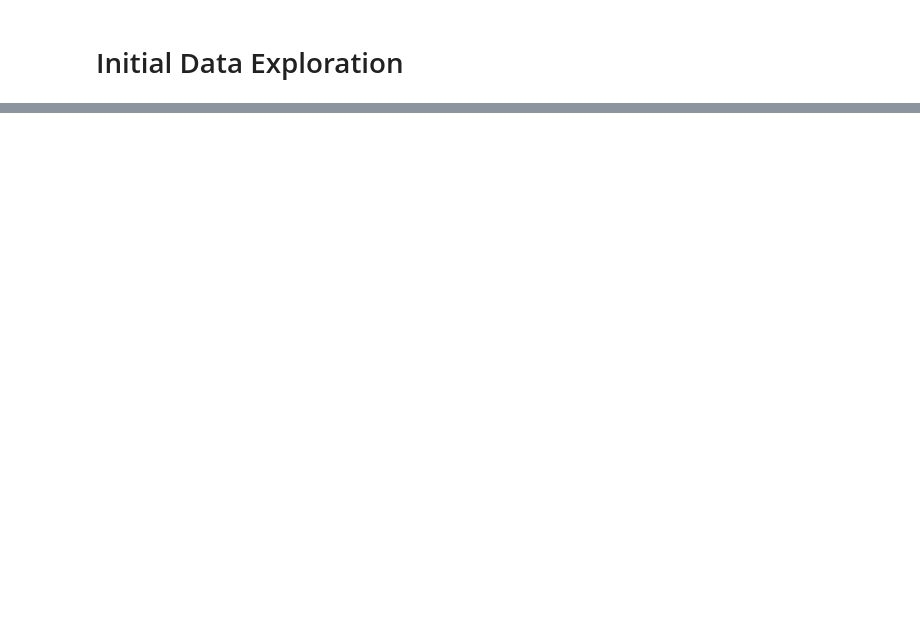
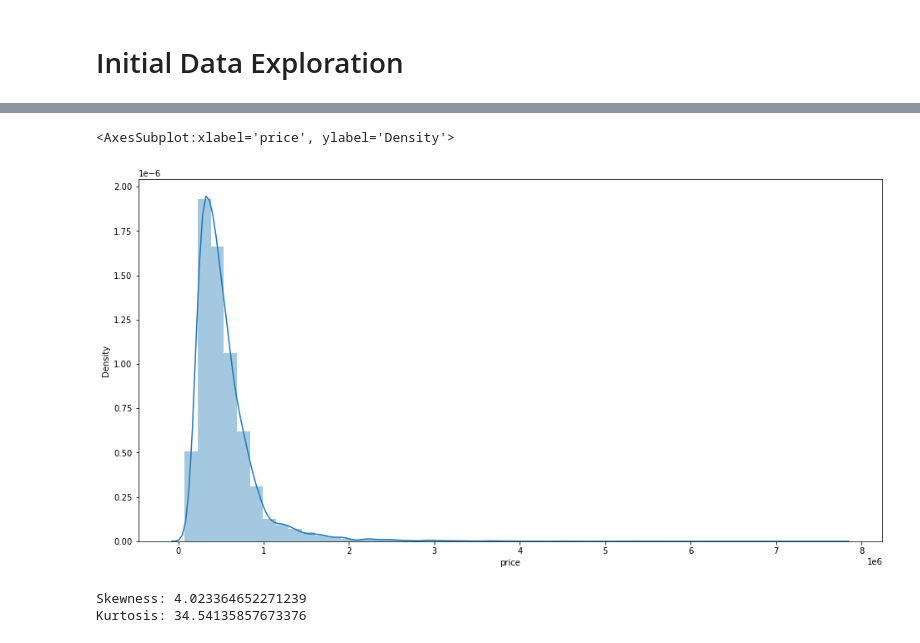
Before and after one commit to rikesahn/Mid_Term_Project, a Jupyter notebook: House_Prices_Case_Study.ipynb, the cells around one changed output, grey strips where cells are left out. Drawn from its saved outputs; the diff is of its cells as text; code cells hidden in the pictures; blank space fills up the shorter version.

```diff
--- a/House_Prices_Case_Study.ipynb
+++ b/House_Prices_Case_Study.ipynb
@@ -198,0 +355,2 @@ hp_df.drop_duplicates().shape
+# %%
+dep_var = hp_df["price"]
@@ -198,0 +374,17 @@ hp_df.drop_duplicates().shape
+# %%
+# Histogram
+
+# create figure and axes
+fig, ax = plt.subplots(figsize = (16,8))
+
+sns.distplot(dep_var)
+# %% [output]
+<AxesSubplot:xlabel='price', ylabel='Density'>
+[figure, added]
+# %%
+# Skewness and Kurtosis
+print(f"Skewness: {dep_var.skew()}")
+print(f"Kurtosis: {dep_var.kurt()}")
+# %% [output]
+Skewness: 4.023364652271239
+Kurtosis: 34.54135857673376
```
Also changed, not shown: parts of 96 cells of this notebook.
